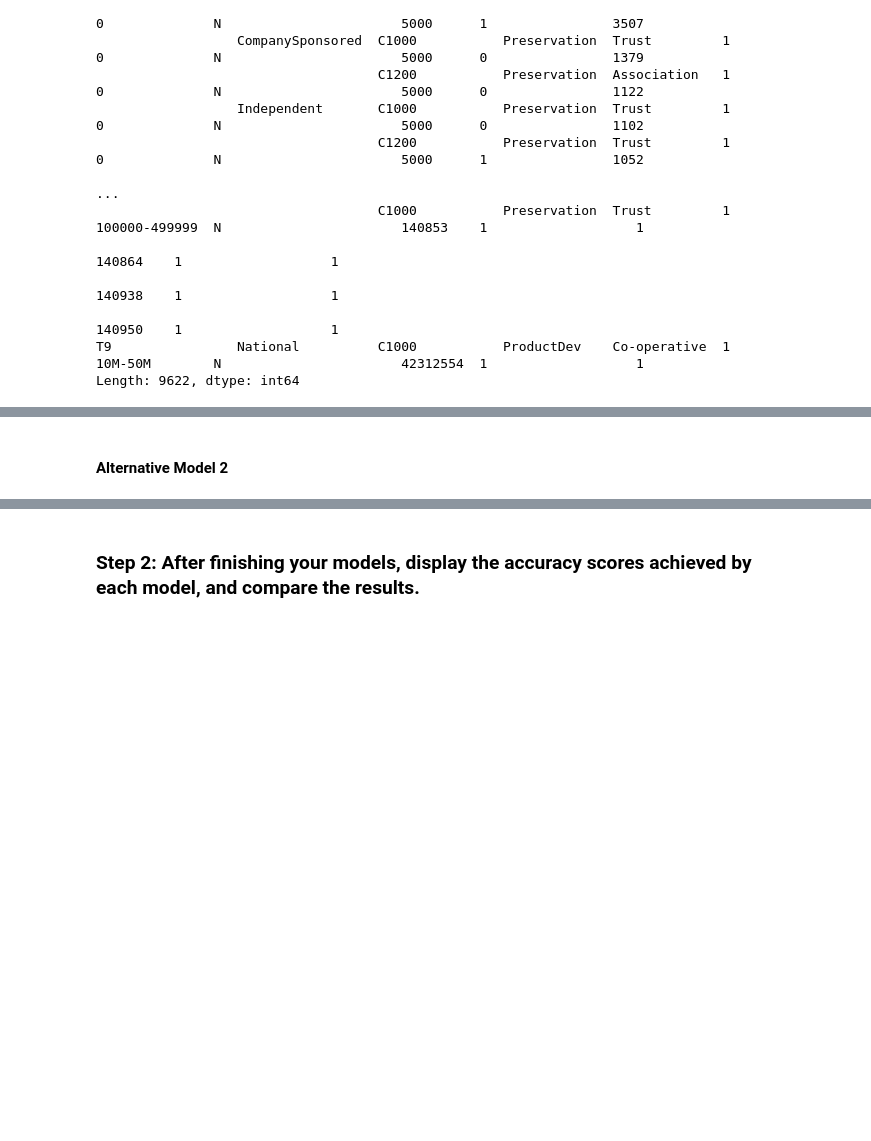
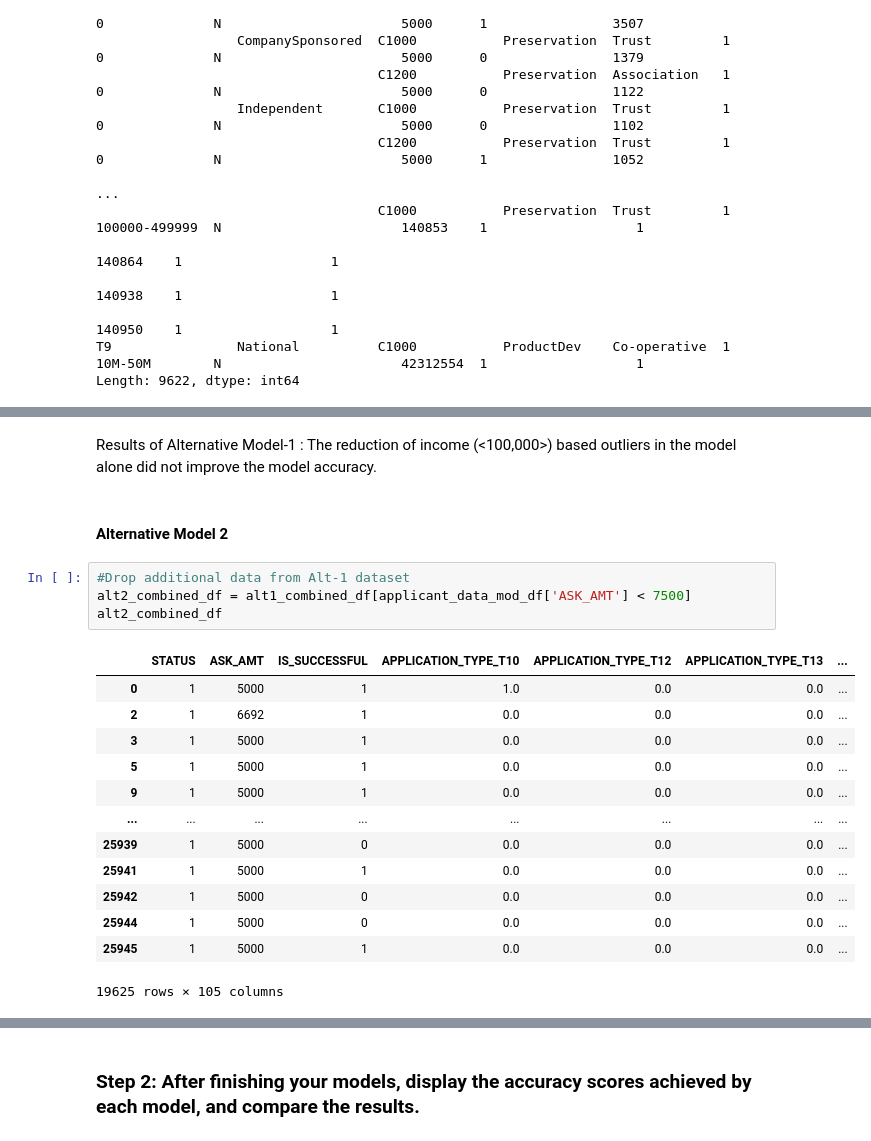
Before and after one commit to vishkast203/Challenge-Assignment-13, a Jupyter notebook: Starter_Code/venture_funding_with_deep_learning_FInal.ipynb, the cells around one changed output, grey strips where cells are left out. Drawn from its saved outputs; the diff is of its cells as text; blank space fills up the shorter version.

```diff
--- a/Starter_Code/venture_funding_with_deep_learning_FInal.ipynb
+++ b/Starter_Code/venture_funding_with_deep_learning_FInal.ipynb
@@ -512,2 +717,22 @@ Epoch 50/50
+# %% [markdown]
+Results of Alternative Model-1 : The reduction of income (<100,000>) based outliers in the model alone did not improve the model accuracy.
 # %% [markdown]
 #### Alternative Model 2
+# %%
+#Drop additional data from Alt-1 dataset
+alt2_combined_df = alt1_combined_df[applicant_data_mod_df['ASK_AMT'] < 7500]
+alt2_combined_df
+# %% [output]
+|  | STATUS | ASK_AMT | IS_SUCCESSFUL | APPLICATION_TYPE_T10 | APPLICATION_TYPE_T12 | APPLICATION_TYPE_T13 | ... |
+| 0 | 1 | 5000 | 1 | 1.0 | 0.0 | 0.0 | ... |
+| 2 | 1 | 6692 | 1 | 0.0 | 0.0 | 0.0 | ... |
+| 3 | 1 | 5000 | 1 | 0.0 | 0.0 | 0.0 | ... |
+| 5 | 1 | 5000 | 1 | 0.0 | 0.0 | 0.0 | ... |
+| 9 | 1 | 5000 | 1 | 0.0 | 0.0 | 0.0 | ... |
+| ... | ... | ... | ... | ... | ... | ... | ... |
+| 25939 | 1 | 5000 | 0 | 0.0 | 0.0 | 0.0 | ... |
+| 25941 | 1 | 5000 | 1 | 0.0 | 0.0 | 0.0 | ... |
+| 25942 | 1 | 5000 | 0 | 0.0 | 0.0 | 0.0 | ... |
+| 25944 | 1 | 5000 | 0 | 0.0 | 0.0 | 0.0 | ... |
+| 25945 | 1 | 5000 | 1 | 0.0 | 0.0 | 0.0 | ... |
+19625 rows × 105 columns
```
Also changed, not shown: parts of 54 cells of this notebook.
